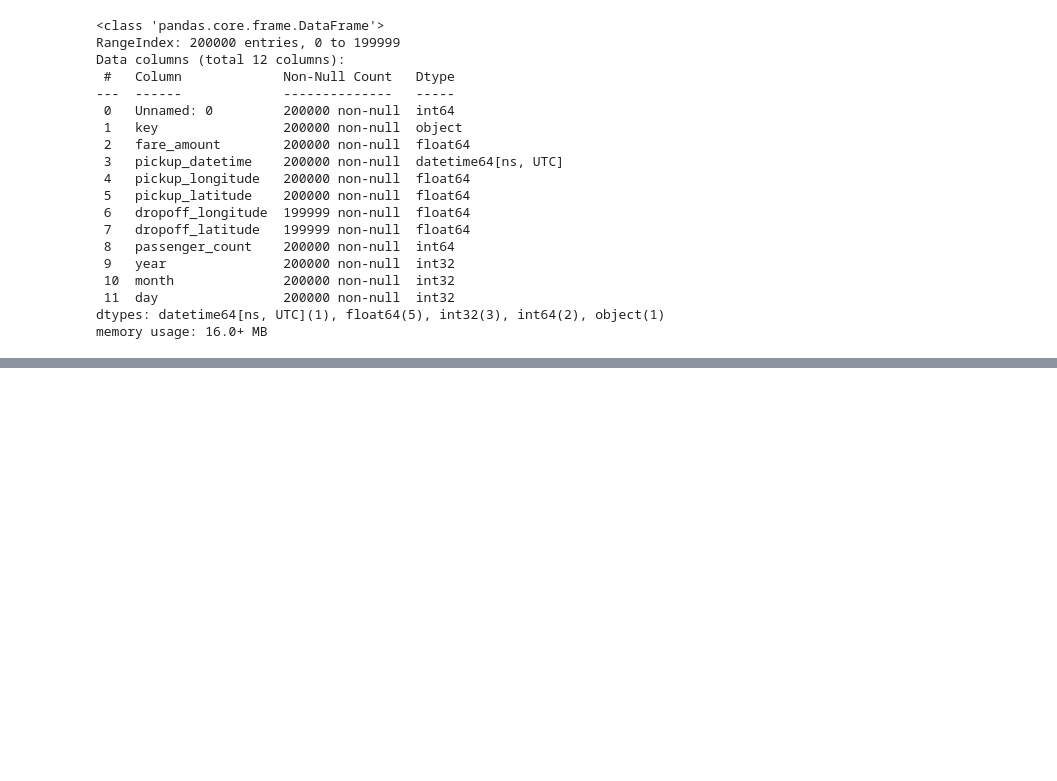
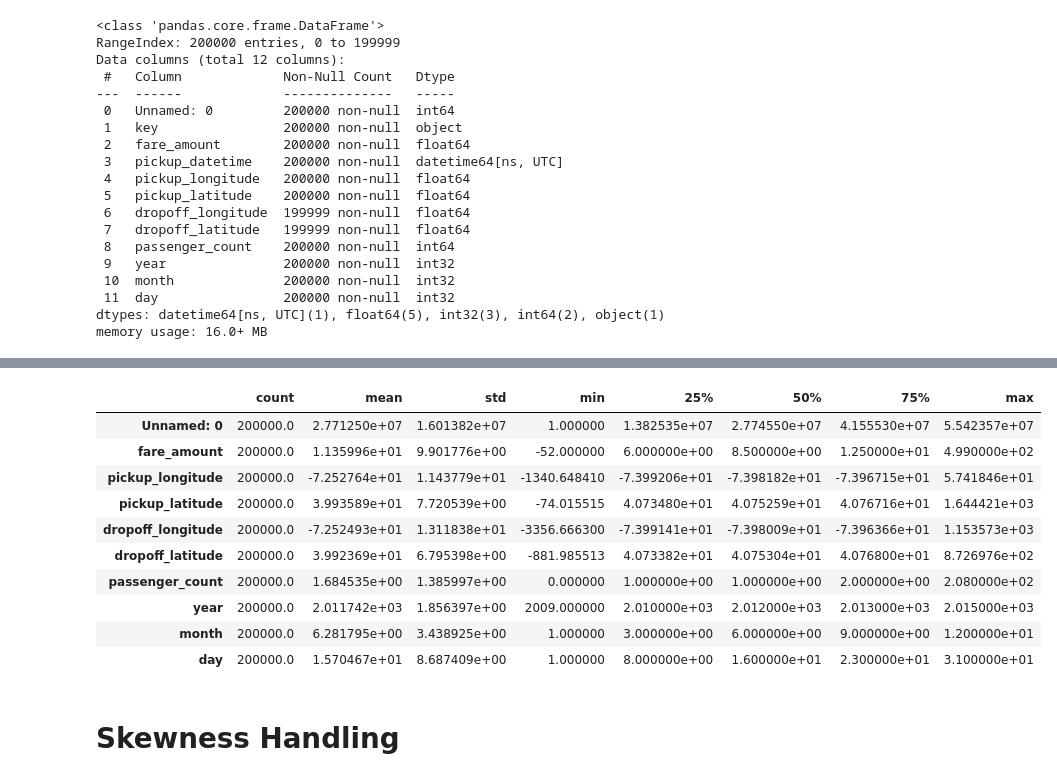
Before and after one commit to AJAYVISWA22/Uber-Fare-Prediction, a Jupyter notebook: Data_EXP.ipynb, the cells around one changed output, grey strips where cells are left out. Cells and saved outputs as stored; diff of their text form; code cells hidden in the pictures; blank space fills up the shorter version.

Commit message:
Skewness

```diff
--- a/Data_EXP.ipynb
+++ b/Data_EXP.ipynb
@@ -97,0 +192,16 @@ Index(['Unnamed: 0', 'key', 'fare_amount', 'pickup_datetime',
+# %%
+df1.describe().T
+# %% [output]
+|  | count | mean | std | min | 25% | 50% | 75% | max |
+| Unnamed: 0 | 200000.0 | 2.771250e+07 | 1.601382e+07 | 1.000000 | 1.382535e+07 | 2.774550e+07 | 4.155530e+07 | 5.542357e+07 |
+| fare_amount | 200000.0 | 1.135996e+01 | 9.901776e+00 | -52.000000 | 6.000000e+00 | 8.500000e+00 | 1.250000e+01 | 4.990000e+02 |
+| pickup_longitude | 200000.0 | -7.252764e+01 | 1.143779e+01 | -1340.648410 | -7.399206e+01 | -7.398182e+01 | -7.396715e+01 | 5.741846e+01 |
+| pickup_latitude | 200000.0 | 3.993589e+01 | 7.720539e+00 | -74.015515 | 4.073480e+01 | 4.075259e+01 | 4.076716e+01 | 1.644421e+03 |
+| dropoff_longitude | 200000.0 | -7.252493e+01 | 1.311838e+01 | -3356.666300 | -7.399141e+01 | -7.398009e+01 | -7.396366e+01 | 1.153573e+03 |
+| dropoff_latitude | 200000.0 | 3.992369e+01 | 6.795398e+00 | -881.985513 | 4.073382e+01 | 4.075304e+01 | 4.076800e+01 | 8.726976e+02 |
+| passenger_count | 200000.0 | 1.684535e+00 | 1.385997e+00 | 0.000000 | 1.000000e+00 | 1.000000e+00 | 2.000000e+00 | 2.080000e+02 |
+| year | 200000.0 | 2.011742e+03 | 1.856397e+00 | 2009.000000 | 2.010000e+03 | 2.012000e+03 | 2.013000e+03 | 2.015000e+03 |
+| month | 200000.0 | 6.281795e+00 | 3.438925e+00 | 1.000000 | 3.000000e+00 | 6.000000e+00 | 9.000000e+00 | 1.200000e+01 |
+| day | 200000.0 | 1.570467e+01 | 8.687409e+00 | 1.000000 | 8.000000e+00 | 1.600000e+01 | 2.300000e+01 | 3.100000e+01 |
+# %% [markdown]
+# Skewness Handling
```
Also changed, not shown: parts of 14 cells of this notebook.
